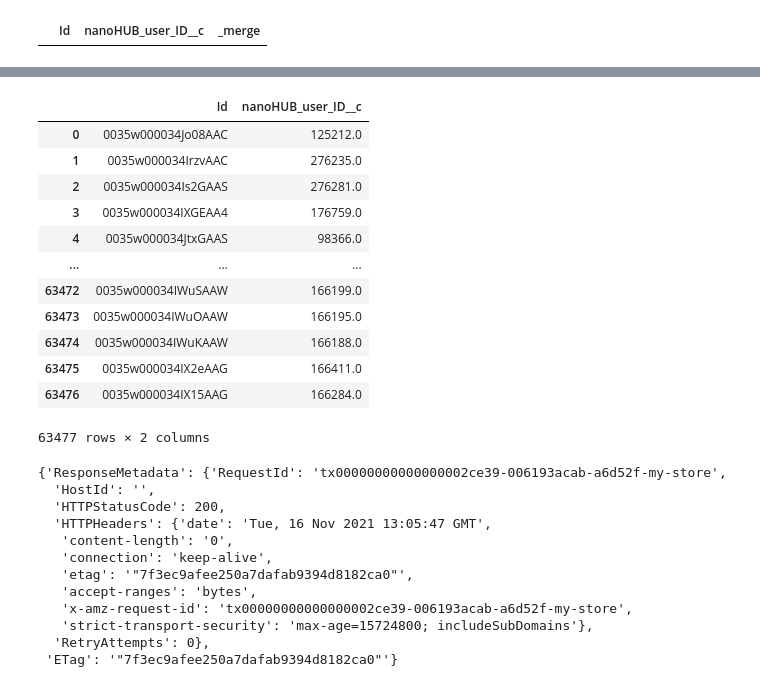
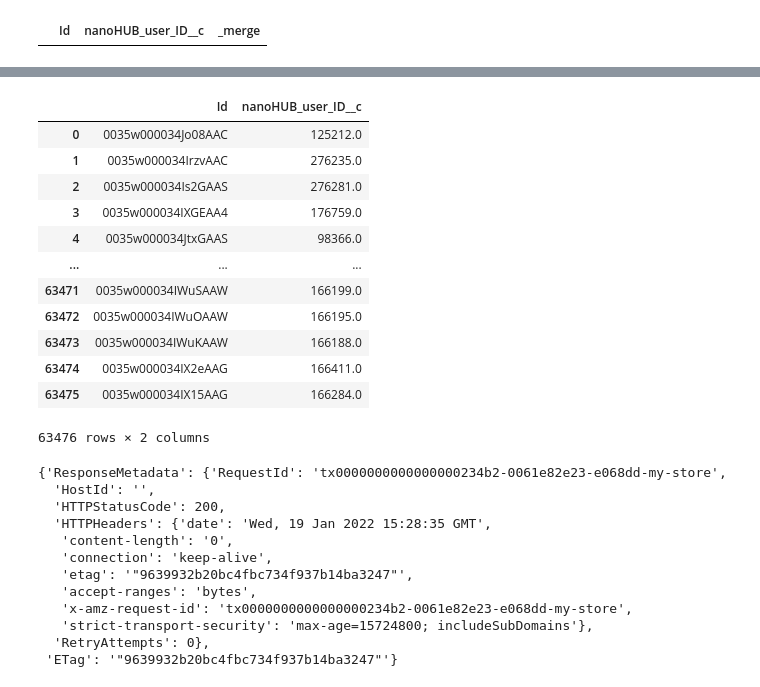
Before and after one commit to saxenap/nanohub, a Jupyter notebook: nanoHUB/pipeline/geddes/unclassified_users.ipynb, the cells around one changed output, grey strips where cells are left out. Drawn from its saved outputs; the diff is of its cells as text; code cells hidden in the pictures.

Commit message:
fix and execute unclassfied users in data lake

```diff
--- a/nanoHUB/pipeline/geddes/unclassified_users.ipynb
+++ b/nanoHUB/pipeline/geddes/unclassified_users.ipynb
@@ -163,12 +156,10 @@ s3_client.put_object(Bucket=bucket_name, Body=_buf.getvalue(), Key=full_path)
 # %%
 repo = ClassroomUsers(salesforce)
 classroom_users_df = repo.get_all()
-display(classified_users_df)
+display(classroom_users_df)
 
 full_path = 'classroom_users.parquet.gzip'
 bucket_name = 'nanohub.processed'
-
-s3_client = get_default_s3_client(application)
 
 _buf = BytesIO()
 classroom_users_df.to_parquet(_buf, index=False)
@@ -181,29 +172,29 @@ s3_client.put_object(Bucket=bucket_name, Body=_buf.getvalue(), Key=full_path)
 [Success] Bulk job completed successfully.
 |  | Id | nanoHUB_user_ID__c |
 | 0 | 0035w000034Jo08AAC | 125212.0 |
 | 1 | 0035w000034IrzvAAC | 276235.0 |
 | 2 | 0035w000034Is2GAAS | 276281.0 |
 | 3 | 0035w000034IXGEAA4 | 176759.0 |
 | 4 | 0035w000034JtxGAAS | 98366.0 |
 | ... | ... | ... |
-| 63472 | 0035w000034IWuSAAW | 166199.0 |
-| 63473 | 0035w000034IWuOAAW | 166195.0 |
-| 63474 | 0035w000034IWuKAAW | 166188.0 |
-| 63475 | 0035w000034IX2eAAG | 166411.0 |
-| 63476 | 0035w000034IX15AAG | 166284.0 |
+| 63471 | 0035w000034IWuSAAW | 166199.0 |
+| 63472 | 0035w000034IWuOAAW | 166195.0 |
+| 63473 | 0035w000034IWuKAAW | 166188.0 |
+| 63474 | 0035w000034IX2eAAG | 166411.0 |
+| 63475 | 0035w000034IX15AAG | 166284.0 |
-63477 rows × 2 columns
+63476 rows × 2 columns
-{'ResponseMetadata': {'RequestId': 'tx00000000000000002ce39-006193acab-a6d52f-my-store',
+{'ResponseMetadata': {'RequestId': 'tx0000000000000000234b2-0061e82e23-e068dd-my-store',
   'HostId': '',
   'HTTPStatusCode': 200,
-  'HTTPHeaders': {'date': 'Tue, 16 Nov 2021 13:05:47 GMT',
+  'HTTPHeaders': {'date': 'Wed, 19 Jan 2022 15:28:35 GMT',
    'content-length': '0',
    'connection': 'keep-alive',
-   'etag': '"7f3ec9afee250a7dafab9394d8182ca0"',
+   'etag': '"9639932b20bc4fbc734f937b14ba3247"',
    'accept-ranges': 'bytes',
-   'x-amz-request-id': 'tx00000000000000002ce39-006193acab-a6d52f-my-store',
+   'x-amz-request-id': 'tx0000000000000000234b2-0061e82e23-e068dd-my-store',
    'strict-transport-security': 'max-age=15724800; includeSubDomains'},
   'RetryAttempts': 0},
- 'ETag': '"7f3ec9afee250a7dafab9394d8182ca0"'}
+ 'ETag': '"9639932b20bc4fbc734f937b14ba3247"'}
 # %%
 for key in s3_client.list_objects(Bucket='nanohub.processed')['Contents']:
     obj = s3_client.get_object(Bucket='nanohub.processed', Key=key['Key'])
```
Also changed, not shown: parts of 11 cells of this notebook.
